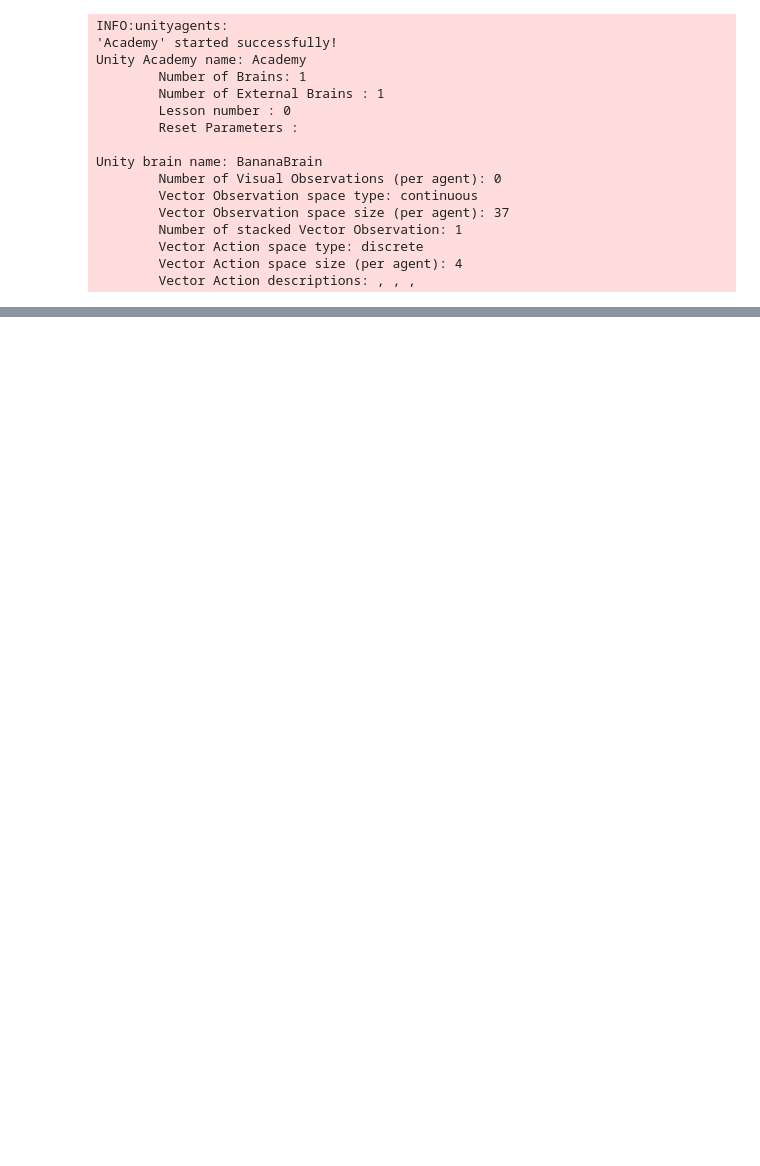
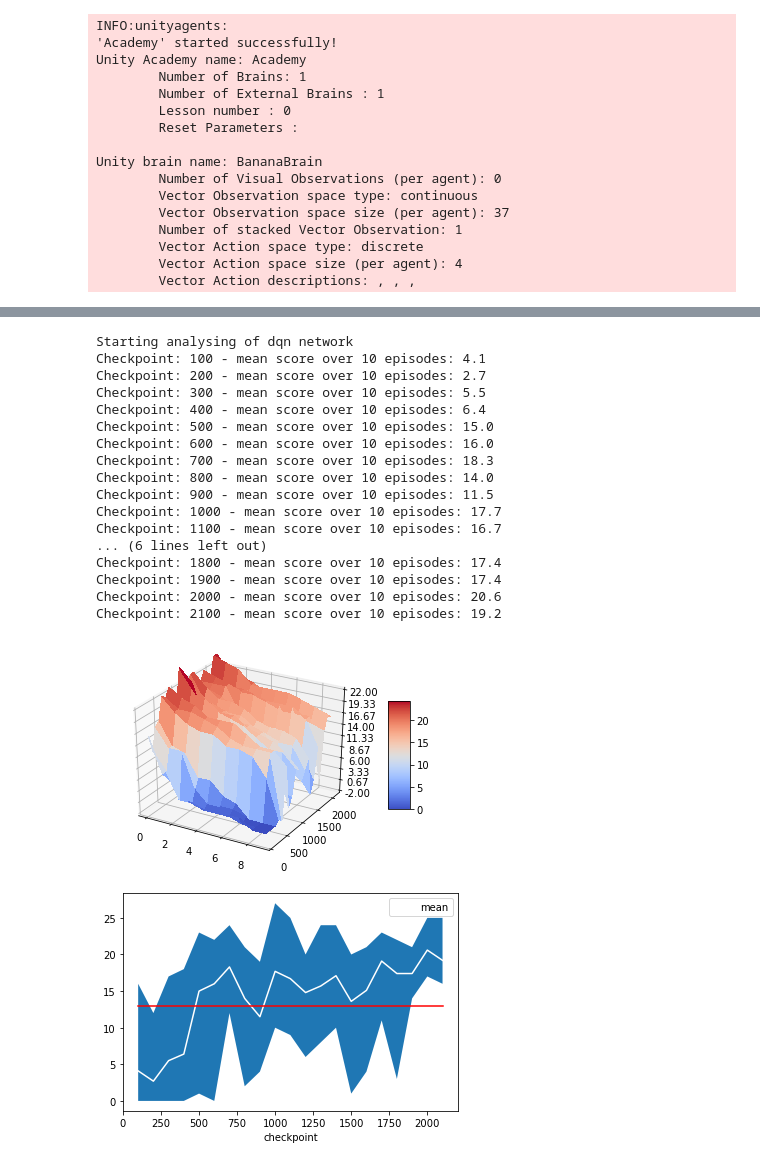
Before and after one commit to SusannaMaria/DRLND_P1_BananaCollector, a Jupyter notebook: DQN_Solution.ipynb, the cells around one changed output, grey strips where cells are left out. Saved outputs shown, nothing was run; the diff lists cells and outputs as text; code cells hidden in the pictures; blank space fills up the shorter version.

```diff
--- a/DQN_Solution.ipynb
+++ b/DQN_Solution.ipynb
@@ -10,6 +14,7 @@ from dqn_agent import Agent
 %matplotlib inline
 # %%
-env = UnityEnvironment(file_name="/Susanna/udacity/Banana_Windows_x86_64/Banana.exe")
+env = UnityEnvironment(
+    file_name="/Susanna/udacity/Banana_Windows_x86_64/Banana.exe")
 # %% [output]
 INFO:unityagents:
 'Academy' started successfully!
@@ -146,0 +220,22 @@ Episode 25      Average Score: 0.08
+# %%
+dqn_analytic_of_scores(state_size, action_size, 100, 2100, 100, 10, 13, 333)
+# %% [output]
+Starting analysing of dqn network
+Checkpoint: 100 - mean score over 10 episodes: 4.1
+Checkpoint: 200 - mean score over 10 episodes: 2.7
+Checkpoint: 300 - mean score over 10 episodes: 5.5
+Checkpoint: 400 - mean score over 10 episodes: 6.4
+Checkpoint: 500 - mean score over 10 episodes: 15.0
+Checkpoint: 600 - mean score over 10 episodes: 16.0
+Checkpoint: 700 - mean score over 10 episodes: 18.3
+Checkpoint: 800 - mean score over 10 episodes: 14.0
+Checkpoint: 900 - mean score over 10 episodes: 11.5
+Checkpoint: 1000 - mean score over 10 episodes: 17.7
+Checkpoint: 1100 - mean score over 10 episodes: 16.7
+... (6 lines left out)
+Checkpoint: 1800 - mean score over 10 episodes: 17.4
+Checkpoint: 1900 - mean score over 10 episodes: 17.4
+Checkpoint: 2000 - mean score over 10 episodes: 20.6
+Checkpoint: 2100 - mean score over 10 episodes: 19.2
+[figure, added]
+[figure, added]
```
Also changed, not shown: parts of 8 cells of this notebook.
